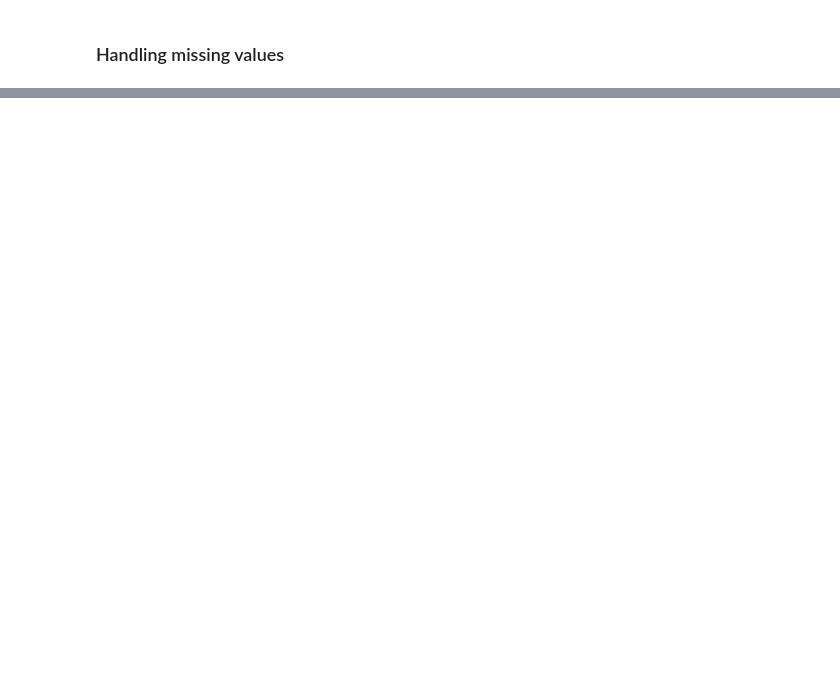
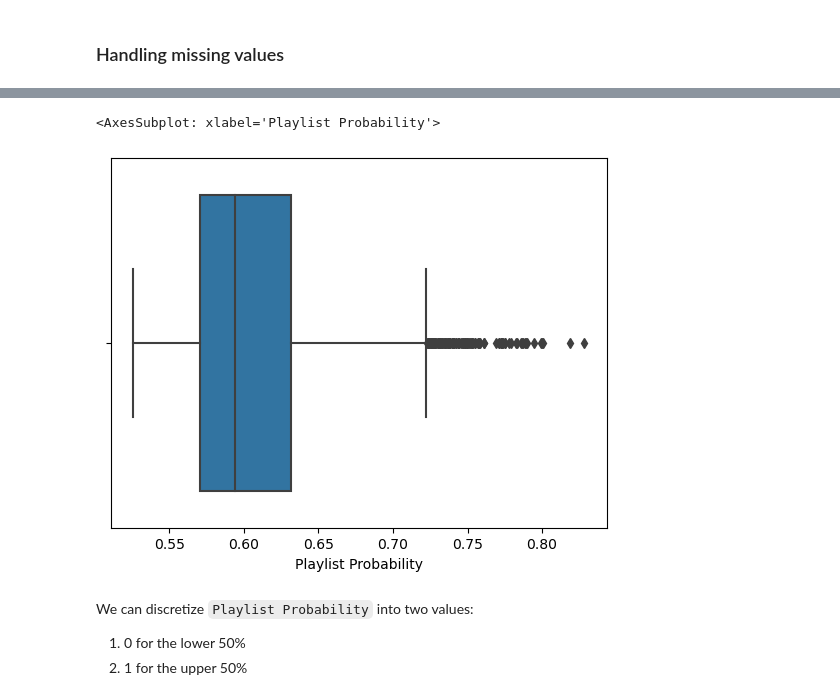
Before and after one commit to michael-van-vuuren/csci5612-workspace, a Jupyter notebook: notebooks/cleaning-integration.ipynb, the cells around one changed output, grey strips where cells are left out. Cells and saved outputs as stored; diff of their text form; code cells hidden in the pictures; blank space fills up the shorter version.

```diff
--- a/notebooks/cleaning-integration.ipynb
+++ b/notebooks/cleaning-integration.ipynb
@@ -659,0 +826,3 @@ base_v1.head()
+# %%
+base_v2 = pd.read_csv('../data/base_v2.csv')
+base_v2.head()
@@ -660,19 +863,27 @@ base_v1.head()
 # %%
+import numpy as np
 import pandas as pd
-import numpy as np
 
-# Example dataset with 'Spotify Playlist Count' column
-df = pd.DataFrame({
-    'Spotify Playlist Count': [10, 50, 200, 75, 30]
-})
+alpha = 0.5
+beta = 0.5
 
-# Step 1: Calculate the proportion
-max_playlist_count = df['Spotify Playlist Count'].max()
-df['Playlist Proportion'] = df['Spotify Playlist Count'] / max_playlist_count
+playlist_count_cols = ['Spotify Playlist Count', 'Apple Music Playlist Count', 'Deezer Playlist Count', 'Amazon Playlist Count']
+playlist_reach_cols = ['Spotify Playlist Reach', 'YouTube Playlist Reach', 'Deezer Playlist Reach']
 
-# Step 2: Bin the proportions
-bins = [0, 0.33, 0.66, 1.0]
-labels = ['Low', 'Medium', 'High']
-df['Playlist Likelihood'] = pd.cut(df['Playlist Proportion'], bins=bins, labels=labels)
+df_norm = base_v2.copy()
 
-print(df)
+# {playlist count}_i / max({playlist count}_i) and {playlist reach}_i / max({playlist reach}_i)
+for col in playlist_count_cols + playlist_reach_cols:
+    df_norm[col] = df_norm[col] / df_norm[col].max()
+
+# alpha*sum(playlist count norms) + beta*sum(playlist reach norms)
+df_norm['Playlist Score'] = alpha * df_norm[playlist_count_cols].sum(axis=1) + \
+                            beta * df_norm[playlist_reach_cols].sum(axis=1)
+
+# power transform for better spread
+df_norm['Power Playlist Score'] = np.power(df_norm['Playlist Score'], 0.5)
+
+# shifted sigmoid for likelihood calculation
+df_norm['Playlist Probability'] = 1 / (1 + np.exp(-(df_norm['Power Playlist Score'])))
+
+df_norm[['Track', 'Playlist Probability']]
@@ -678,0 +904,10 @@ print(df)
+# %%
+sns.boxplot(x=df_norm['Playlist Probability'])
+# %% [output]
+<AxesSubplot: xlabel='Playlist Probability'>
+[figure, added]
+# %% [markdown]
+We can discretize `Playlist Probability` into two values:
+
+1. 0 for the lower 50%
+2. 1 for the upper 50%
```
Also changed, not shown: parts of 39 cells of this notebook, 2 other files.
